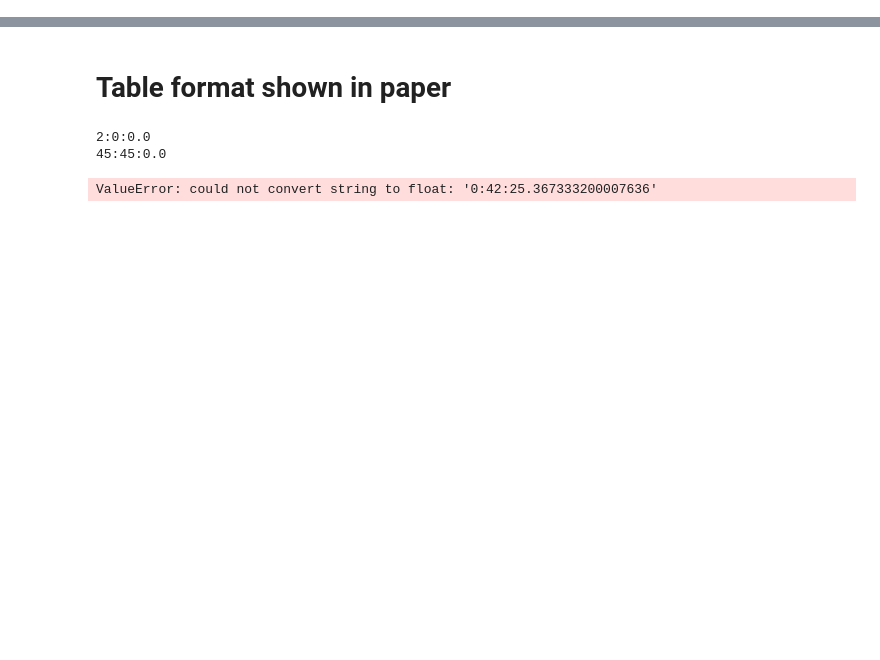
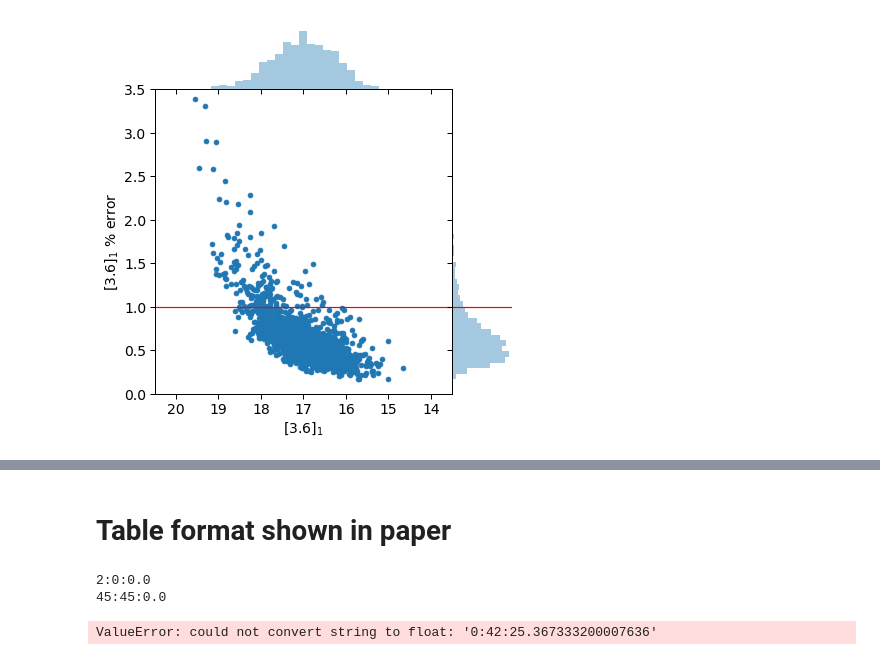
Before and after one commit to MichaelSharp7/M32, a Jupyter notebook: Final_cats.ipynb, the cells around one changed output, grey strips where cells are left out. Cells and saved outputs as stored; diff of their text form; code cells hidden in the pictures; blank space fills up the shorter version.

```diff
--- a/Final_cats.ipynb
+++ b/Final_cats.ipynb
@@ -93,0 +104,95 @@ ascii.write(new_data, 'final_cats/secondary_cat_columns.csv',format='csv')
+# %%
+# Consider spread of magnitude errors
+# NB: the factor of 2 in the percentage represents that the mag errors have not yet been multiplied by 2!
+
+good_36_1_idx = np.where((second_data['mag_36_1']!=-99))
+# Setting up figure
+plt.rc('font', family='sans-serif')
+plt.rc("xtick", labelsize=14)
+plt.rc("ytick", labelsize=14)
+plt.rc("axes", labelsize=14)
+plt.rc("legend", fontsize=11)
+bbb = sns.jointplot(second_data['mag_36_1'][good_36_1_idx],2*100*second_data['mag_err_36_1'][good_36_1_idx]/second_data['mag_36_1'][good_36_1_idx], kind="scatter",
+                   space=0)
+bbb.set_axis_labels("[3.6]$_1$","[3.6]$_1$ % error")
+bbb.ax_joint.axhline(y=1,color='red')
+plt.axhline(y=1,color='red')
+bbb.ax_marg_x.set_xlim(20.5,13.5)
+bbb.ax_marg_y.set_ylim(0,3.5)
+
+good_36_3_idx = np.where((second_data['mag_36_3']!=-99))
+# Setting up figure
+plt.rc('font', family='sans-serif')
+plt.rc("xtick", labelsize=14)
+plt.rc("ytick", labelsize=14)
+plt.rc("axes", labelsize=14)
+plt.rc("legend", fontsize=11)
+bbb = sns.jointplot(second_data['mag_36_3'][good_36_3_idx],2*100*second_data['mag_err_36_3'][good_36_3_idx]/second_data['mag_36_3'][good_36_3_idx], kind="scatter",
+                   space=0)
+bbb.set_axis_labels("[3.6]$_2$","[3.6]$_2$ % error")
+bbb.ax_joint.axhline(y=1,color='red')
+plt.axhline(y=1,color='red')
+bbb.ax_marg_x.set_xlim(20.5,13.5)
+bbb.ax_marg_y.set_ylim(0,3)
+
+good_36_4_idx = np.where((second_data['mag_36_4']!=-99))
+# Setting up figure
+plt.rc('font', family='sans-serif')
+plt.rc("xtick", labelsize=14)
+plt.rc("ytick", labelsize=14)
+plt.rc("axes", labelsize=14)
+plt.rc("legend", fontsize=11)
+bbb = sns.jointplot(second_data['mag_36_4'][good_36_4_idx],2*100*second_data['mag_err_36_4'][good_36_4_idx]/second_data['mag_36_4'][good_36_4_idx], kind="scatter",
+                   space=0)
+bbb.set_axis_labels("[3.6]$_3$","[3.6]$_3$ % error")
+bbb.ax_joint.axhline(y=1,color='red')
+plt.axhline(y=1,color='red')
+bbb.ax_marg_x.set_xlim(20.5,13.5)
+bbb.ax_marg_y.set_ylim(0,3)
+
+
+good_45_1_idx = np.where((second_data['mag_45_1']!=-99))
+# Setting up figure
+plt.rc('font', family='sans-serif')
+plt.rc("xtick", labelsize=14)
+plt.rc("ytick", labelsize=14)
+plt.rc("axes", labelsize=14)
+plt.rc("legend", fontsize=11)
+bbb = sns.jointplot(second_data['mag_45_1'][good_45_1_idx],2*100*second_data['mag_err_45_1'][good_45_1_idx]/second_data['mag_45_1'][good_45_1_idx], kind="scatter",
+                   space=0)
+bbb.set_axis_labels("[4.5]$_1$","[4.5]$_1$ % error")
+bbb.ax_joint.axhline(y=1.4,color='red')
+plt.axhline(y=1.4,color='red')
+bbb.ax_marg_x.set_xlim(20.5,13.5)
+bbb.ax_marg_y.set_ylim(0,3.5)
+
+good_45_3_idx = np.where((second_data['mag_45_3']!=-99))
+# Setting up figure
+plt.rc('font', family='sans-serif')
+plt.rc("xtick", labelsize=14)
+plt.rc("ytick", labelsize=14)
+plt.rc("axes", labelsize=14)
+plt.rc("legend", fontsize=11)
+bbb = sns.jointplot(second_data['mag_45_3'][good_45_3_idx],2*100*second_data['mag_err_45_3'][good_45_3_idx]/second_data['mag_45_3'][good_45_3_idx], kind="scatter",
+                   space=0)
+bbb.set_axis_labels("[4.5]$_2$","[4.5]$_2$ % error")
+bbb.ax_joint.axhline(y=1.4,color='red')
+plt.axhline(y=1.4,color='red')
+bbb.ax_marg_x.set_xlim(20.5,13.5)
+bbb.ax_marg_y.set_ylim(0,3)
+
+good_45_4_idx = np.where((second_data['mag_45_4']!=-99))
+# Setting up figure
+plt.rc('font', family='sans-serif')
+plt.rc("xtick", labelsize=14)
+plt.rc("ytick", labelsize=14)
+plt.rc("axes", labelsize=14)
+plt.rc("legend", fontsize=11)
+bbb = sns.jointplot(second_data['mag_45_4'][good_45_4_idx],2*100*second_data['mag_err_45_4'][good_45_4_idx]/second_data['mag_45_4'][good_45_4_idx], kind="scatter",
+                   space=0)
+bbb.set_axis_labels("[4.5]$_3$","[4.5]$_3$ % error")
+bbb.ax_joint.axhline(y=1.4,color='red')
+plt.axhline(y=1.4,color='red')
+bbb.ax_marg_x.set_xlim(20.5,13.5)
+bbb.ax_marg_y.set_ylim(0,3)
+# %% [output]
@@ -93,0 +200 @@ ascii.write(new_data, 'final_cats/secondary_cat_columns.csv',format='csv')
+[figure, added]
```
Also changed, not shown: parts of 15 cells of this notebook, 2 other files.
